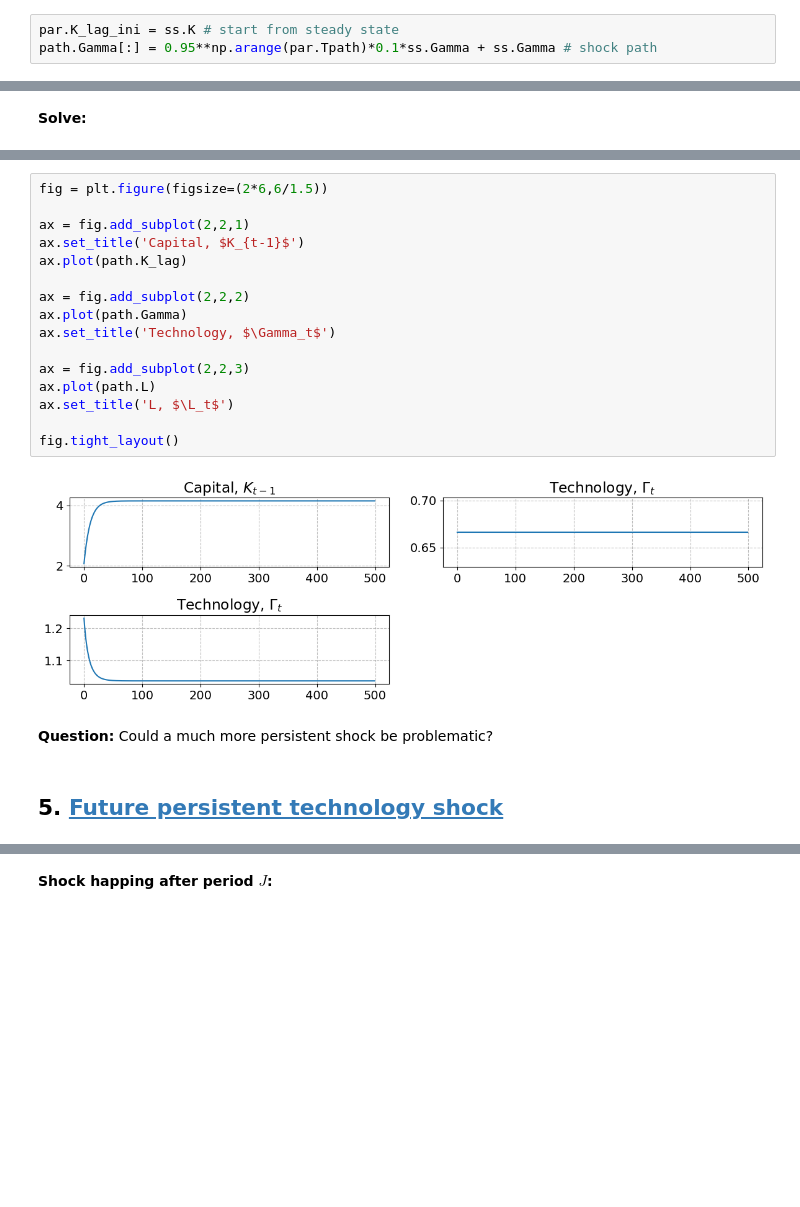
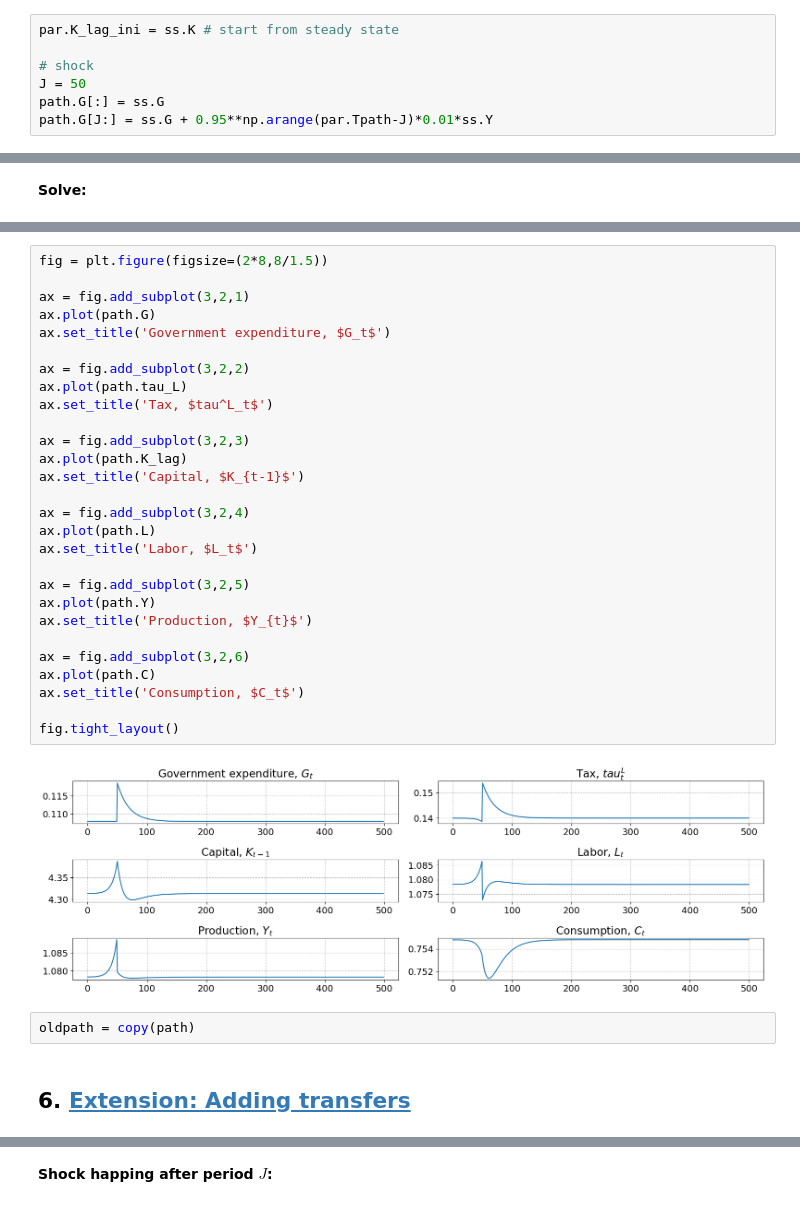
Before and after one commit to NumEconCopenhagen/projects-2023-adamhjorgensen, a Jupyter notebook: modelproject/Ramsey.ipynb, the cells around one changed output, grey strips where cells are left out. Saved outputs shown, nothing was run; the diff lists cells and outputs as text; blank space fills up the shorter version.

```diff
--- a/modelproject/Ramsey.ipynb
+++ b/modelproject/Ramsey.ipynb
@@ -284,3 +276,7 @@ fig.tight_layout()
 # %%
 par.K_lag_ini = ss.K # start from steady state
-path.Gamma[:] = 0.95**np.arange(par.Tpath)*0.1*ss.Gamma + ss.Gamma # shock path
+
+# shock
+J = 50
+path.G[:] = ss.G
+path.G[J:] = ss.G + 0.95**np.arange(par.Tpath-J)*0.01*ss.Y
@@ -302,22 +292,34 @@ model.solve()
-# %%
-fig = plt.figure(figsize=(2*6,6/1.5))
-
-ax = fig.add_subplot(2,2,1)
-ax.set_title('Capital, $K_{t-1}$')
-ax.plot(path.K_lag)
-
-ax = fig.add_subplot(2,2,2)
-ax.plot(path.Gamma)
-ax.set_title('Technology, $\Gamma_t$')
-
-ax = fig.add_subplot(2,2,3)
-ax.plot(path.L)
-ax.set_title('L, $\L_t$')
-
-fig.tight_layout()
-# %% [output]
-[figure, removed]
-# %% [markdown]
-**Question:** Could a much more persistent shock be problematic?
+# %%
+fig = plt.figure(figsize=(2*8,8/1.5))
+
+ax = fig.add_subplot(3,2,1)
+ax.plot(path.G)
+ax.set_title('Government expenditure, $G_t$')
+
+ax = fig.add_subplot(3,2,2)
+ax.plot(path.tau_L)
+ax.set_title('Tax, $tau^L_t$')
+
+ax = fig.add_subplot(3,2,3)
+ax.plot(path.K_lag)
+ax.set_title('Capital, $K_{t-1}$')
+
+ax = fig.add_subplot(3,2,4)
+ax.plot(path.L)
+ax.set_title('Labor, $L_t$')
+
+ax = fig.add_subplot(3,2,5)
+ax.plot(path.Y)
+ax.set_title('Production, $Y_{t}$')
+
+ax = fig.add_subplot(3,2,6)
+ax.plot(path.C)
+ax.set_title('Consumption, $C_t$')
+
+fig.tight_layout()
+# %% [output]
+[figure, added]
+# %%
+oldpath = copy(path)
 # %% [markdown]
-## 5. <a id='toc5_'></a>[Future persistent technology shock](#toc0_)
+## 6. <a id='toc5_'></a>[Extension: Adding transfers](#toc0_)
```
Also changed, not shown: parts of 41 cells of this notebook, 3 other files.
